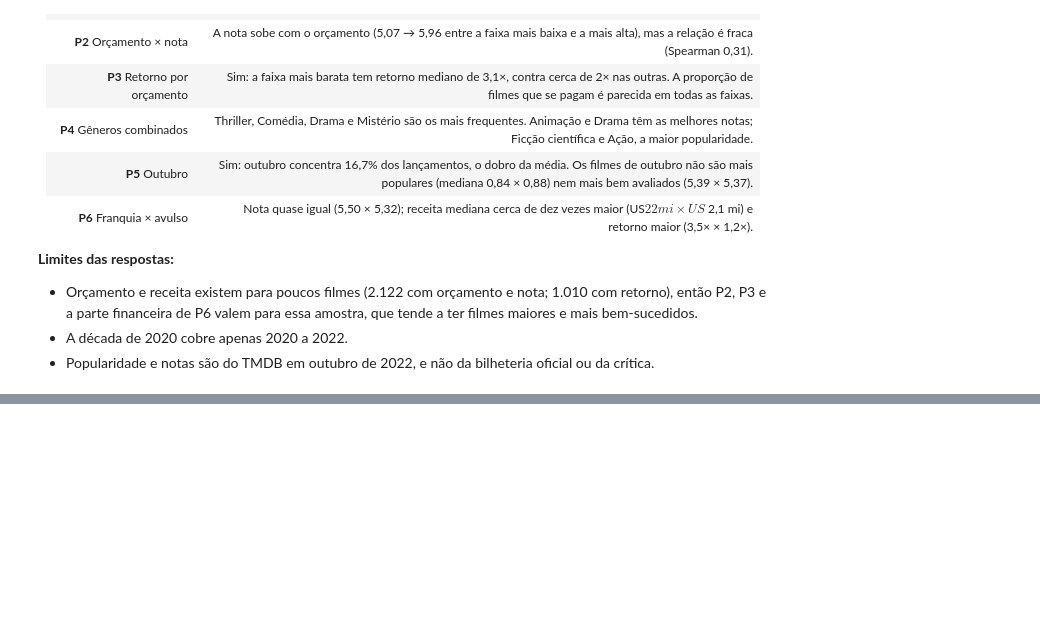
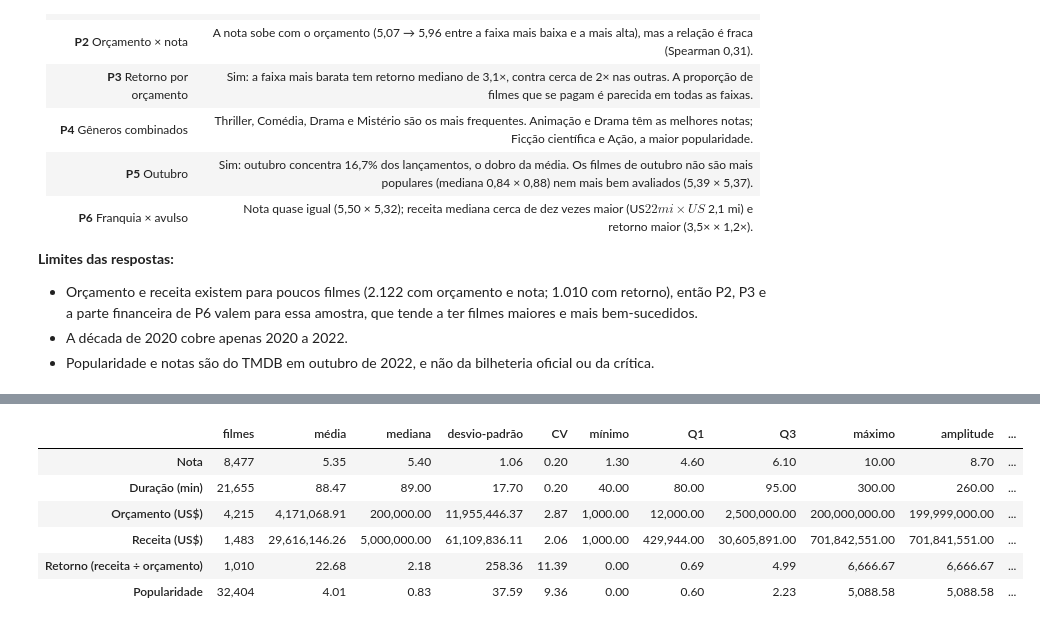
Before and after one commit to Mateuscruz19/HorrorMoviesData, a Jupyter notebook: HorrorMovieAnalysis.ipynb, the cells around one changed output, grey strips where cells are left out. Saved outputs shown, nothing was run; the diff lists cells and outputs as text; code cells hidden in the pictures; blank space fills up the shorter version.

```diff
--- a/HorrorMovieAnalysis.ipynb
+++ b/HorrorMovieAnalysis.ipynb
@@ -1597,0 +1663,30 @@ Em resumo, pertencer a uma franquia quase não muda a opinião do público, mas
+# %%
+def resumo(serie):
+    q1, q3 = serie.quantile([0.25, 0.75])
+    return pd.Series({
+        "filmes": len(serie),
+        "média": serie.mean(),
+        "mediana": serie.median(),
+        "desvio-padrão": serie.std(),
+        "CV": serie.std() / serie.mean(),
+        "mínimo": serie.min(),
+        "Q1": q1,
+        "Q3": q3,
+        "máximo": serie.max(),
+        "amplitude": serie.max() - serie.min(),
+        "IQR": q3 - q1,
+        "assimetria": serie.skew(),
+    })
+
+tabela_resumo = pd.DataFrame({nome: resumo(serie) for nome, serie in variaveis.items()}).T
+formatos = {coluna: "{:,.2f}" for coluna in tabela_resumo.columns}
+formatos["filmes"] = "{:,.0f}"
+display(tabela_resumo.style.format(formatos))
+# %% [output]
+|  | filmes | média | mediana | desvio-padrão | CV | mínimo | Q1 | Q3 | máximo | amplitude | ... |
+| Nota | 8,477 | 5.35 | 5.40 | 1.06 | 0.20 | 1.30 | 4.60 | 6.10 | 10.00 | 8.70 | ... |
+| Duração (min) | 21,655 | 88.47 | 89.00 | 17.70 | 0.20 | 40.00 | 80.00 | 95.00 | 300.00 | 260.00 | ... |
+| Orçamento (US$) | 4,215 | 4,171,068.91 | 200,000.00 | 11,955,446.37 | 2.87 | 1,000.00 | 12,000.00 | 2,500,000.00 | 200,000,000.00 | 199,999,000.00 | ... |
+| Receita (US$) | 1,483 | 29,616,146.26 | 5,000,000.00 | 61,109,836.11 | 2.06 | 1,000.00 | 429,944.00 | 30,605,891.00 | 701,842,551.00 | 701,841,551.00 | ... |
+| Retorno (receita ÷ orçamento) | 1,010 | 22.68 | 2.18 | 258.36 | 11.39 | 0.00 | 0.69 | 4.99 | 6,666.67 | 6,666.67 | ... |
+| Popularidade | 32,404 | 4.01 | 0.83 | 37.59 | 9.36 | 0.00 | 0.60 | 2.23 | 5,088.58 | 5,088.58 | ... |
```
Also changed, not shown: parts of 22 cells of this notebook.
